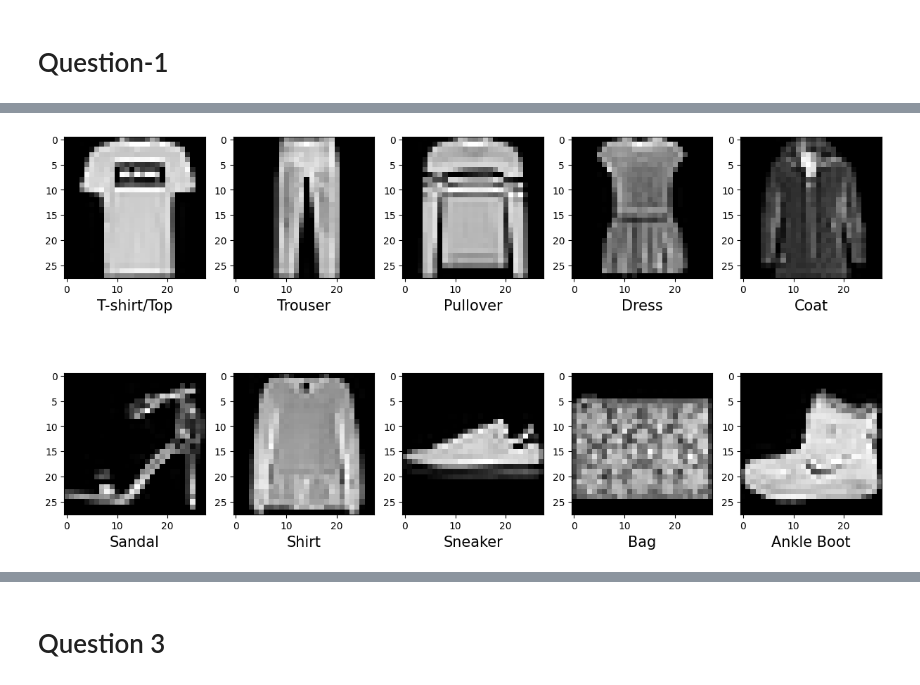
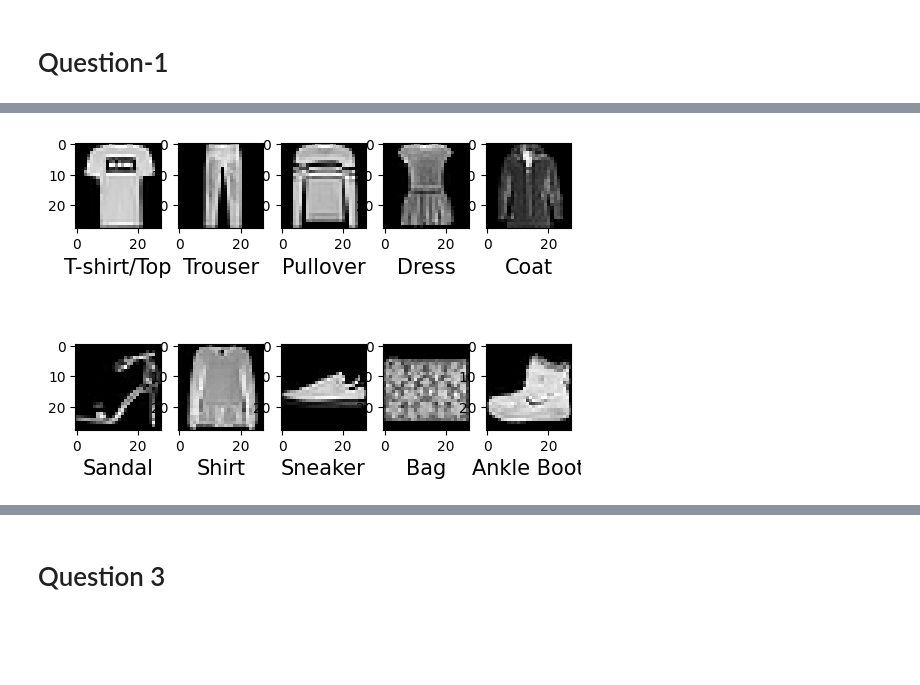
Before and after one commit to akaushal10/dl-assigment-1, a Jupyter notebook: deep_learning_ass_1.ipynb, the cells around one changed output, grey strips where cells are left out. Saved outputs shown, nothing was run; the diff lists cells and outputs as text; code cells hidden in the pictures; blank space fills up the shorter version.

```diff
--- a/deep_learning_ass_1.ipynb
+++ b/deep_learning_ass_1.ipynb
@@ -100,47 +117,67 @@ del_activation = {
 # %% [markdown]
 # Question-1
 # %%
-(X_train,y_train), (X_test,y_test) = fashion_mnist.load_data()
-X = X_train
-Y = y_train
-countHash = dict()
-total_items = 0
+(trainIn, trainOut), (testIn, testOut) = fashion_mnist.load_data()
+
+# visualisation of the classes:
+img_classes_fig = plt.figure("The image classes")
+grid_specification = img_classes_fig.add_gridspec(2, 5)
+
+num_classes = int(np.max(trainOut) + 1)
 class_dictionary = {
-    0: "T-shirt/Top",
-    1: "Trouser",
-    2: "Pullover",
-    3: "Dress",
-    4: "Coat",
-    5: "Sandal",
-    6: "Shirt",
-    7: "Sneaker",
-    8: "Bag",
-    9: "Ankle Boot",
+    "0": "T-shirt/Top",
+    "1": "Trouser",
+    "2": "Pullover",
+    "3": "Dress",
+    "4": "Coat",
+    "5": "Sandal",
+    "6": "Shirt",
+    "7": "Sneaker",
+    "8": "Bag",
+    "9": "Ankle Boot",
 }
-img_classes_fig = plt.figure("The image classes",figsize=(15, 8))
-grid_specification = img_classes_fig.add_gridspec(2, 5)
+
+class_labels = [
+    "T-shirt/Top",
+    "Trouser",
+    "Pullover",
+    "Dress",
+    "Coat",
+    "Sandal",
+    "Shirt",
+    "Sneaker",
+    "Bag",
+    "Ankle Boot",
+]
+ctr = 0
+
 Image_list = []
 Image_class_label = []
+for i in range(num_classes):
+    for j in range(trainIn.shape[0]):
+        if trainOut[j] == i and i < 5:
+            globals()["ax" + str(i + 1)] = img_classes_fig.add_subplot(
+                grid_specification[0, i]
+            )
+            plt.imshow(trainIn[j], cmap="gray")
+            Image_list.append(trainIn[j])
+            plt.xlabel(class_dictionary[str(i)], fontsize=15)
+            Image_class_label.append(class_dictionary[str(i)])
+            break
+        elif trainOut[j] == i and i >= 5:
+            globals()["ax" + str(5 + i + 1)] = img_classes_fig.add_subplot(
+                grid_specification[1, i - 5]
+            )
+            plt.imshow(trainIn[j], cmap="gray")
+            plt.xlabel(class_dictionary[str(i)], fontsize=15)
+            Image_list.append(trainIn[j])
+            Image_class_label.append(class_dictionary[str(i)])
+            break
 
-for num_class in range(10):
-  for j in range(X_train.shape[0]):
-    if y_train[j]==num_class and num_class<5:
-      globals()["ax" + str(num_class + 1)] = img_classes_fig.add_subplot(grid_specification[0, num_class])
-      plt.imshow(X_train[j], cmap="gray",)
-      Image_list.append(X_train[j])
-      plt.xlabel(class_dictionary[num_class], fontsize=15)
-      Image_class_label.append(class_dictionary[num_class])
-      break
-    elif y_train[j]==num_class and num_class>=5:
-      globals()["ax" + str(5 + num_class + 1)] = img_classes_fig.add_subplot(grid_specification[1, num_class-5])
-      plt.imshow(X_train[j], cmap="gray")
-      Image_list.append(X_train[j])
-      plt.xlabel(class_dictionary[num_class], fontsize=15)
-      Image_class_label.append(class_dictionary[num_class])
-      break
+plt.show()
 
 wandb.init(project='dl-assigment-1', entity='cs23m007')
 wandb.log({"sample images":[wandb.Image(img,caption = caption) for img,caption in zip(Image_list, Image_class_label)]})
-
-plt.show()
+wandb.save()
+wandb.finish()
 # %% [output]
@@ -156 +184 @@ AssertionError:
-[figure, old version]
+[figure, new version]
```
Also changed, not shown: parts of 19 cells of this notebook.
